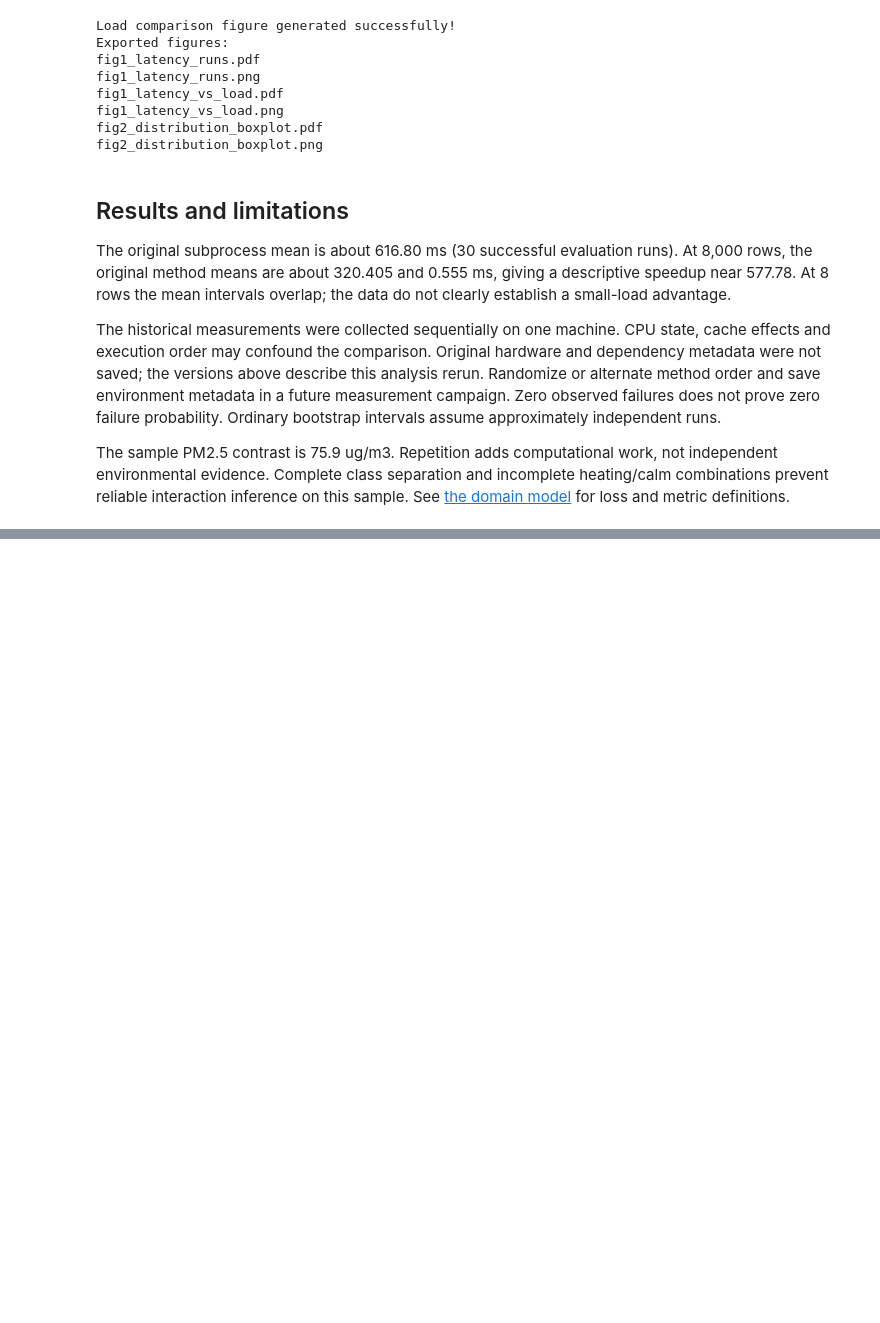
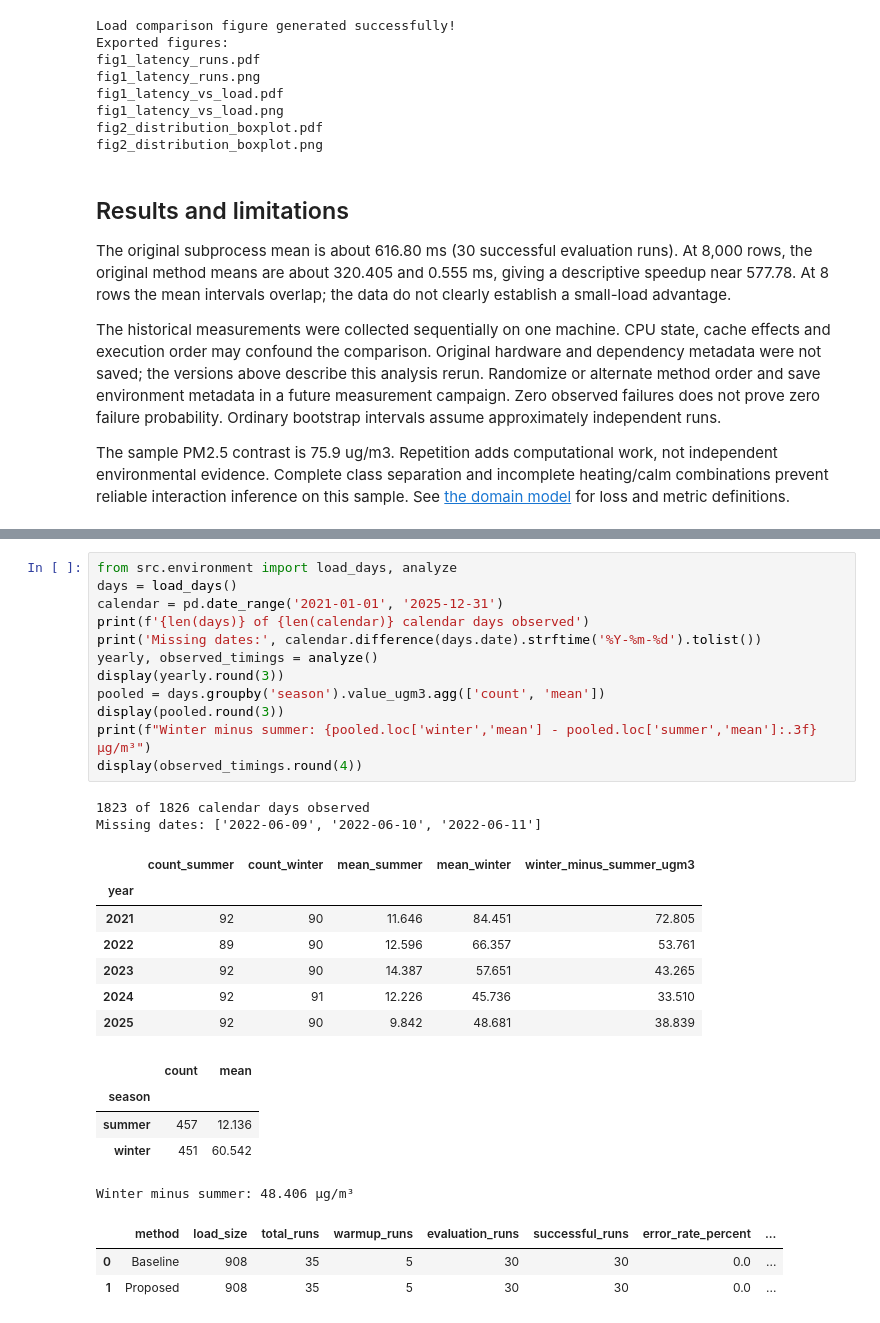
Before and after one commit to aninakit/almaty-air-pollution-analysis, a Jupyter notebook: notebooks/01_data_analysis.ipynb, the cells around one changed output, grey strips where cells are left out. Drawn from its saved outputs; the diff is of its cells as text; blank space fills up the shorter version.

Commit message:
Compare five years of observed Almaty PM2.5 and benchmark the real workload

```diff
--- a/notebooks/01_data_analysis.ipynb
+++ b/notebooks/01_data_analysis.ipynb
@@ -170,0 +175,30 @@ See [the domain model](../docs/domain_model.md) for loss and metric definitions.
+# %%
+from src.environment import load_days, analyze
+days = load_days()
+calendar = pd.date_range('2021-01-01', '2025-12-31')
+print(f'{len(days)} of {len(calendar)} calendar days observed')
+print('Missing dates:', calendar.difference(days.date).strftime('%Y-%m-%d').tolist())
+yearly, observed_timings = analyze()
+display(yearly.round(3))
+pooled = days.groupby('season').value_ugm3.agg(['count', 'mean'])
+display(pooled.round(3))
+print(f"Winter minus summer: {pooled.loc['winter','mean'] - pooled.loc['summer','mean']:.3f} µg/m³")
+display(observed_timings.round(4))
+# %% [output]
+1823 of 1826 calendar days observed
+Missing dates: ['2022-06-09', '2022-06-10', '2022-06-11']
+|  | count_summer | count_winter | mean_summer | mean_winter | winter_minus_summer_ugm3 |
+| year |  |  |  |  |  |
+| 2021 | 92 | 90 | 11.646 | 84.451 | 72.805 |
+| 2022 | 89 | 90 | 12.596 | 66.357 | 53.761 |
+| 2023 | 92 | 90 | 14.387 | 57.651 | 43.265 |
+| 2024 | 92 | 91 | 12.226 | 45.736 | 33.510 |
+| 2025 | 92 | 90 | 9.842 | 48.681 | 38.839 |
+|  | count | mean |
+| season |  |  |
+| summer | 457 | 12.136 |
+| winter | 451 | 60.542 |
+Winter minus summer: 48.406 µg/m³
+|  | method | load_size | total_runs | warmup_runs | evaluation_runs | successful_runs | error_rate_percent | ... |
+| 0 | Baseline | 908 | 35 | 5 | 30 | 30 | 0.0 | ... |
+| 1 | Proposed | 908 | 35 | 5 | 30 | 30 | 0.0 | ... |
```
Also changed, not shown: parts of 3 cells of this notebook, 10 other files.
